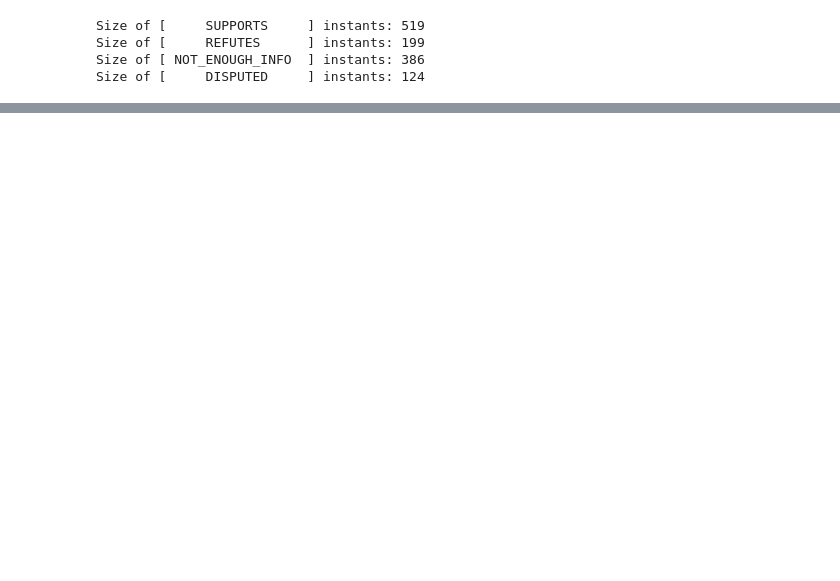
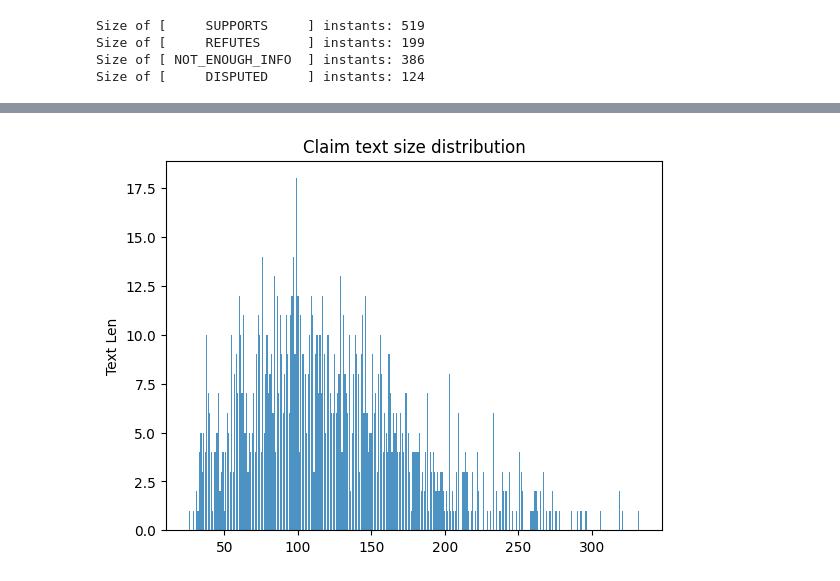
Before and after one commit to yuhsienchiang/fact-check, a Jupyter notebook: data_analysis.ipynb, the cells around one changed output, grey strips where cells are left out. Drawn from its saved outputs; the diff is of its cells as text; code cells hidden in the pictures; blank space fills up the shorter version.

```diff
--- a/data_analysis.ipynb
+++ b/data_analysis.ipynb
@@ -55,0 +73,2 @@ plt.show()
+# %%
+train_claims_data["claim_text_len"] = train_claims_data["claim_text"].apply(lambda x: len(x))
@@ -55,0 +83,13 @@ plt.show()
+# %%
+train_claim_len_size_counts = train_claims_data.groupby(by=["claim_text_len"]).size().reset_index(name='counts')
+
+X_pos = train_claim_len_size_counts["claim_text_len"]
+len_count = train_claim_len_size_counts["counts"]
+
+plt.bar(X_pos, len_count, align='center', alpha=0.8)
+plt.ylabel('Text Len')
+plt.title('Claim text size distribution')
+
+plt.show()
+# %% [output]
+[figure, added]
```
Also changed, not shown: parts of 13 cells of this notebook.
